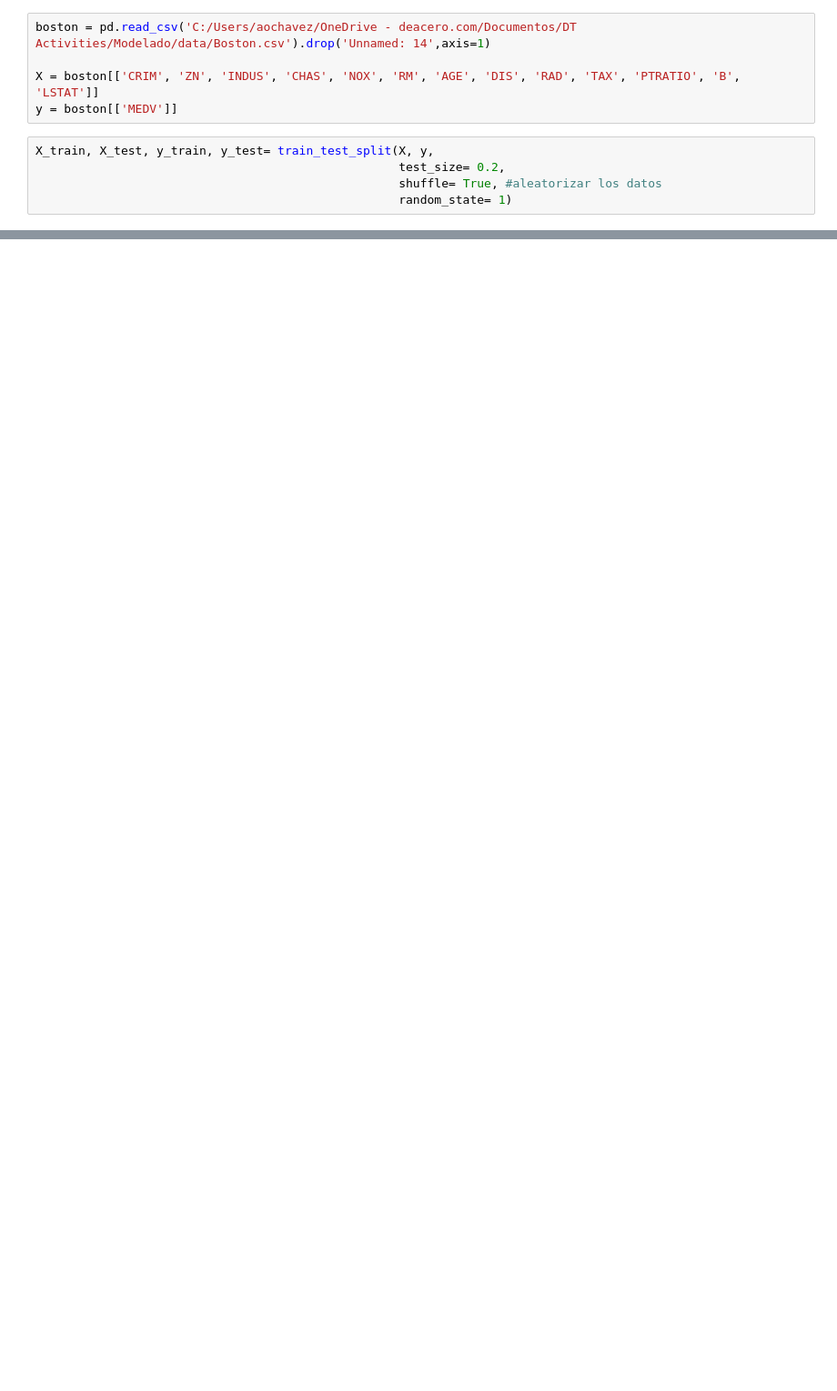
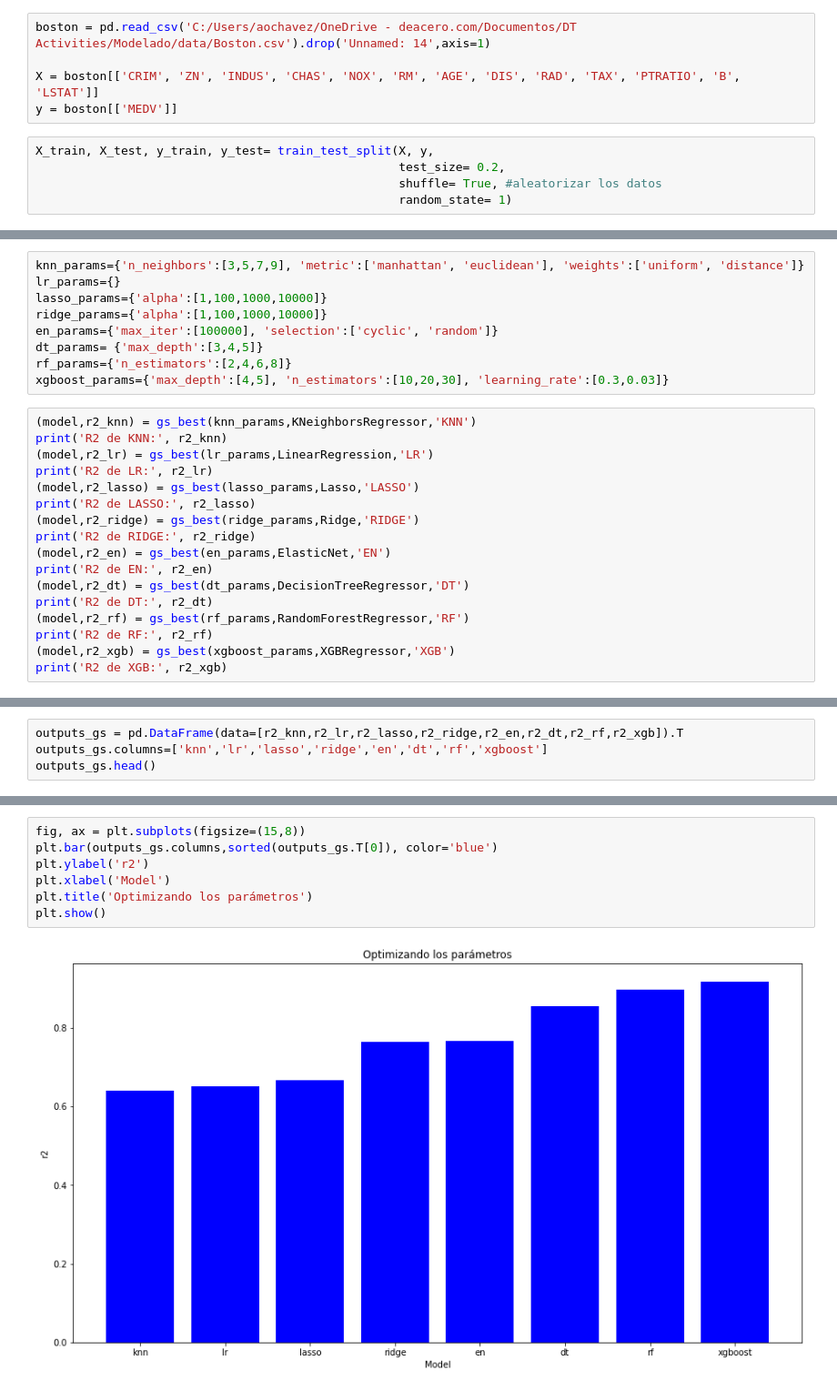
Before and after one commit to Aochavezw/Modelos, a Jupyter notebook: XGboost.ipynb, the cells around one changed output, grey strips where cells are left out. Shown: that part at 91% size. Drawn from its saved outputs; the diff is of its cells as text; blank space fills up the shorter version.

```diff
--- a/XGboost.ipynb
+++ b/XGboost.ipynb
@@ -37,0 +98,26 @@ y_hat_xgbm= xgbm.predict(X_test)
+# %%
+knn_params={'n_neighbors':[3,5,7,9], 'metric':['manhattan', 'euclidean'], 'weights':['uniform', 'distance']}
+lr_params={}
+lasso_params={'alpha':[1,100,1000,10000]}
+ridge_params={'alpha':[1,100,1000,10000]}
+en_params={'max_iter':[100000], 'selection':['cyclic', 'random']}
+dt_params= {'max_depth':[3,4,5]}
+rf_params={'n_estimators':[2,4,6,8]}
+xgboost_params={'max_depth':[4,5], 'n_estimators':[10,20,30], 'learning_rate':[0.3,0.03]}
+# %%
+(model,r2_knn) = gs_best(knn_params,KNeighborsRegressor,'KNN')
+print('R2 de KNN:', r2_knn)
+(model,r2_lr) = gs_best(lr_params,LinearRegression,'LR')
+print('R2 de LR:', r2_lr)
+(model,r2_lasso) = gs_best(lasso_params,Lasso,'LASSO')
+print('R2 de LASSO:', r2_lasso)
+(model,r2_ridge) = gs_best(ridge_params,Ridge,'RIDGE')
+print('R2 de RIDGE:', r2_ridge)
+(model,r2_en) = gs_best(en_params,ElasticNet,'EN')
+print('R2 de EN:', r2_en)
+(model,r2_dt) = gs_best(dt_params,DecisionTreeRegressor,'DT')
+print('R2 de DT:', r2_dt)
+(model,r2_rf) = gs_best(rf_params,RandomForestRegressor,'RF')
+print('R2 de RF:', r2_rf)
+(model,r2_xgb) = gs_best(xgboost_params,XGBRegressor,'XGB')
+print('R2 de XGB:', r2_xgb)
@@ -37,0 +141,4 @@ y_hat_xgbm= xgbm.predict(X_test)
+# %%
+outputs_gs = pd.DataFrame(data=[r2_knn,r2_lr,r2_lasso,r2_ridge,r2_en,r2_dt,r2_rf,r2_xgb]).T
+outputs_gs.columns=['knn','lr','lasso','ridge','en','dt','rf','xgboost']
+outputs_gs.head()
@@ -37,0 +148,9 @@ y_hat_xgbm= xgbm.predict(X_test)
+# %%
+fig, ax = plt.subplots(figsize=(15,8))
+plt.bar(outputs_gs.columns,sorted(outputs_gs.T[0]), color='blue')
+plt.ylabel('r2')
+plt.xlabel('Model')
+plt.title('Optimizando los parámetros')
+plt.show()
+# %% [output]
+[figure, added]
```
Also changed, not shown: parts of 27 cells of this notebook.
